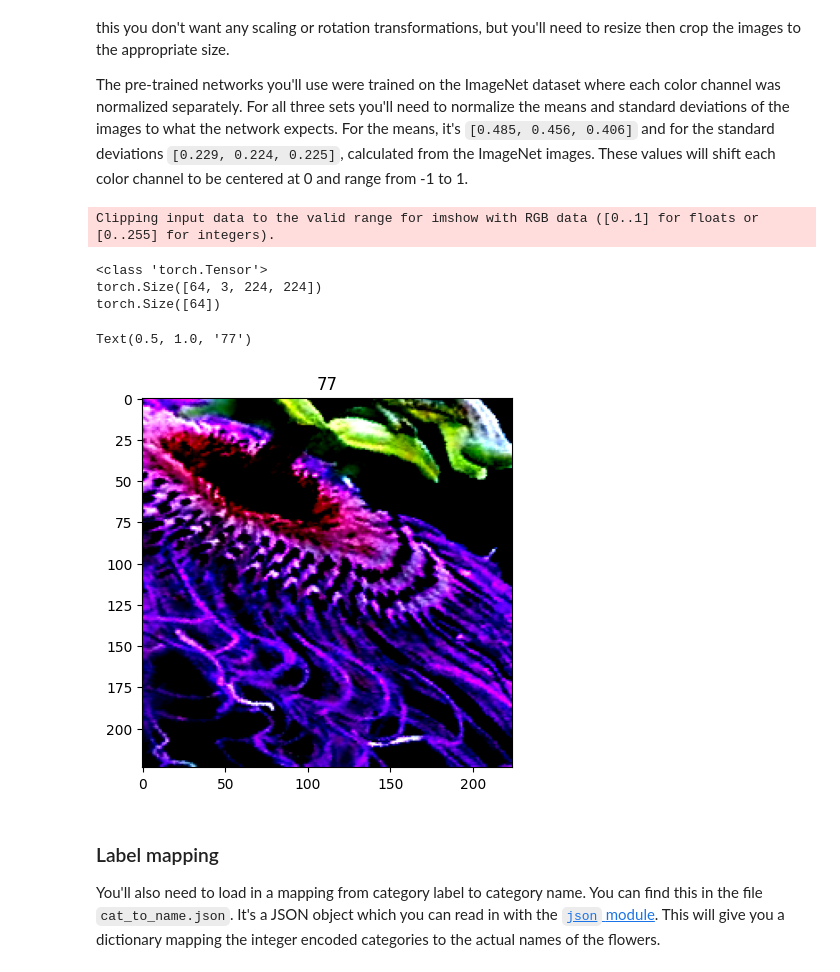
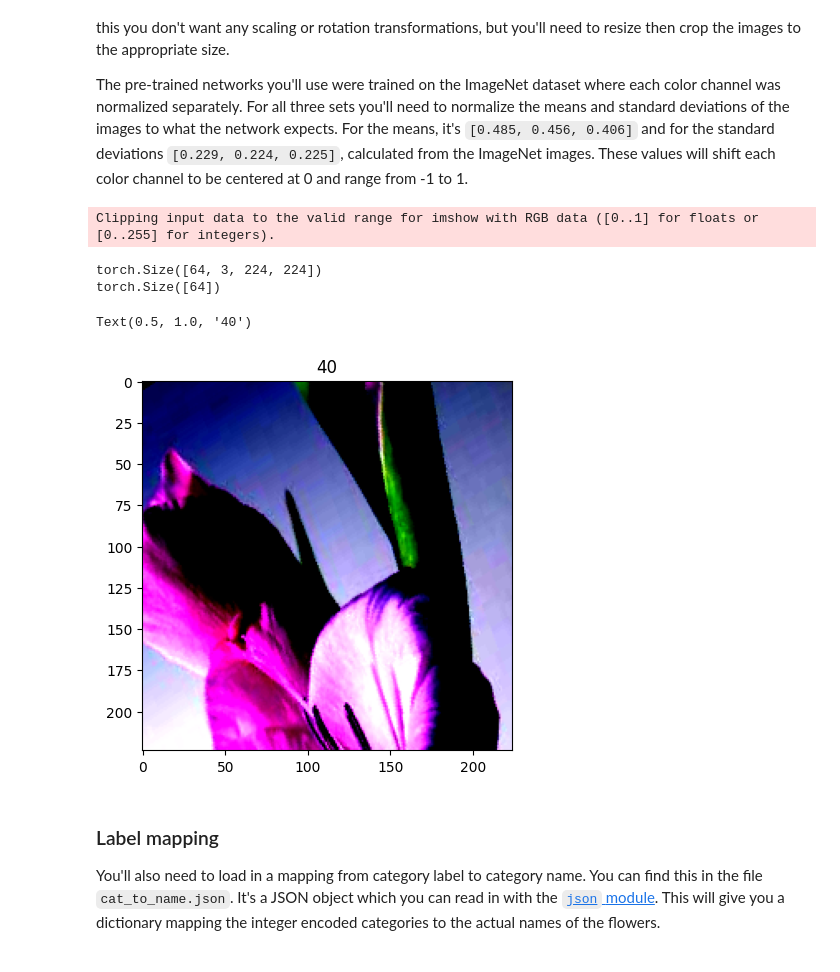
Before and after one commit to 1-ashraful-islam/udacity_project_train_image_classifier, a Jupyter notebook: Image Classifier Project.ipynb, the cells around one changed output. Saved outputs shown, nothing was run; the diff lists cells and outputs as text; code cells hidden in the pictures.

```diff
--- a/Image Classifier Project.ipynb
+++ b/Image Classifier Project.ipynb
@@ -90,21 +89,27 @@ test_dataloaders = torch.utils.data.DataLoader(test_datasets, batch_size=64, shu
 # %%
 # Check out the data
 images, labels = next(iter(train_dataloaders))
-print(type(images))
+# print(type(images))
 print(images.shape)
 print(labels.shape)
 # plt.imshow(images[0].numpy().squeeze(), cmap='Greys_r')
 # util.imshow(images[0])
 select_idx = random.randint(0, len(images)-1)
+# undo the normalization
+mean = np.array([0.485, 0.456, 0.406])
+std = np.array([0.229, 0.224, 0.225])
+image = images[select_idx].numpy().transpose((1, 2, 0))
+image = std * image + mean
+image = np.clip(image, 0, 1) # clip to the range [0, 1]
+
 plt.imshow(images[select_idx].numpy().transpose((1, 2, 0)))
 plt.title(labels[select_idx].item())
 # %% [output]
 Clipping input data to the valid range for imshow with RGB data ([0..1] for floats or [0..255] for integers).
-<class 'torch.Tensor'>
 torch.Size([64, 3, 224, 224])
 torch.Size([64])
-Text(0.5, 1.0, '77')
+Text(0.5, 1.0, '40')
-[figure, old version]
+[figure, new version]
 # %% [markdown]
 ### Label mapping
 
```
Also changed, not shown: parts of 5 cells of this notebook, 1 other file.
